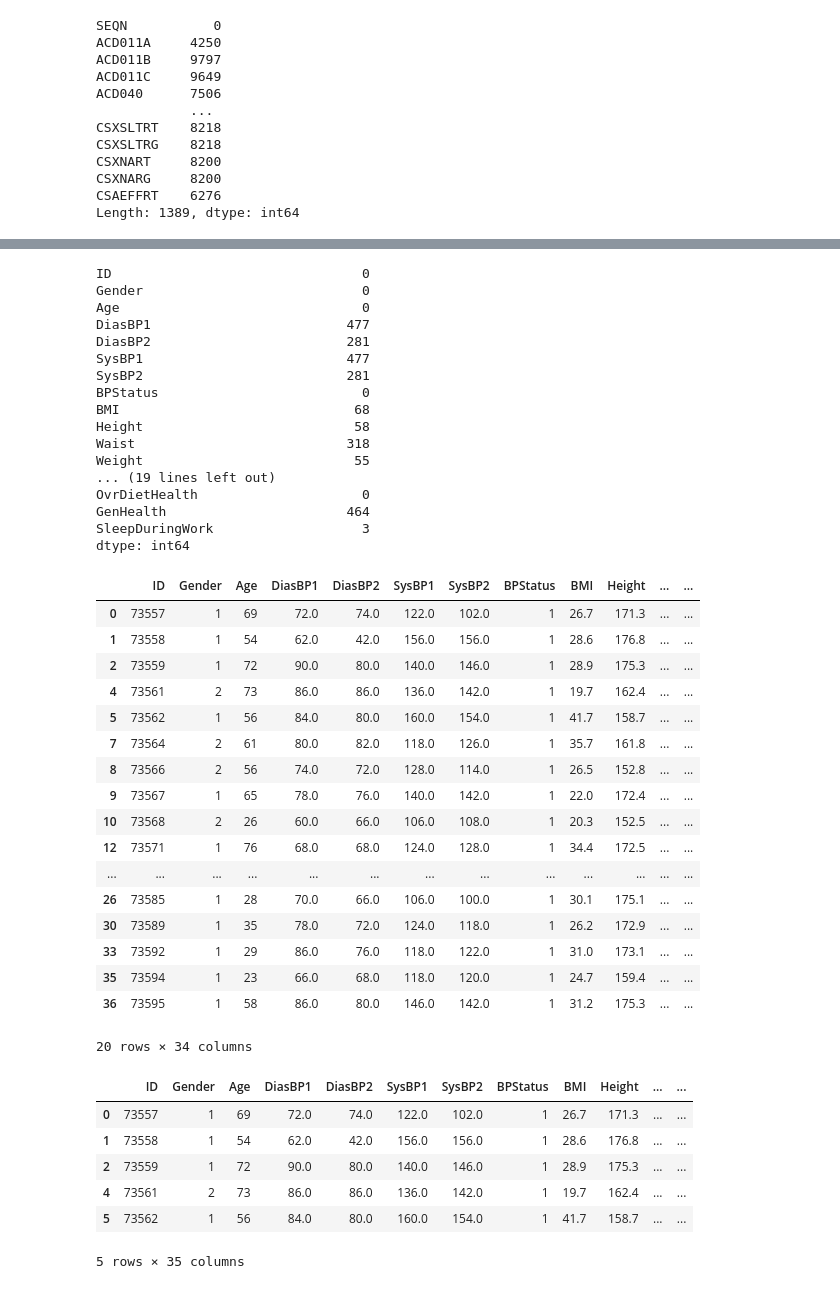
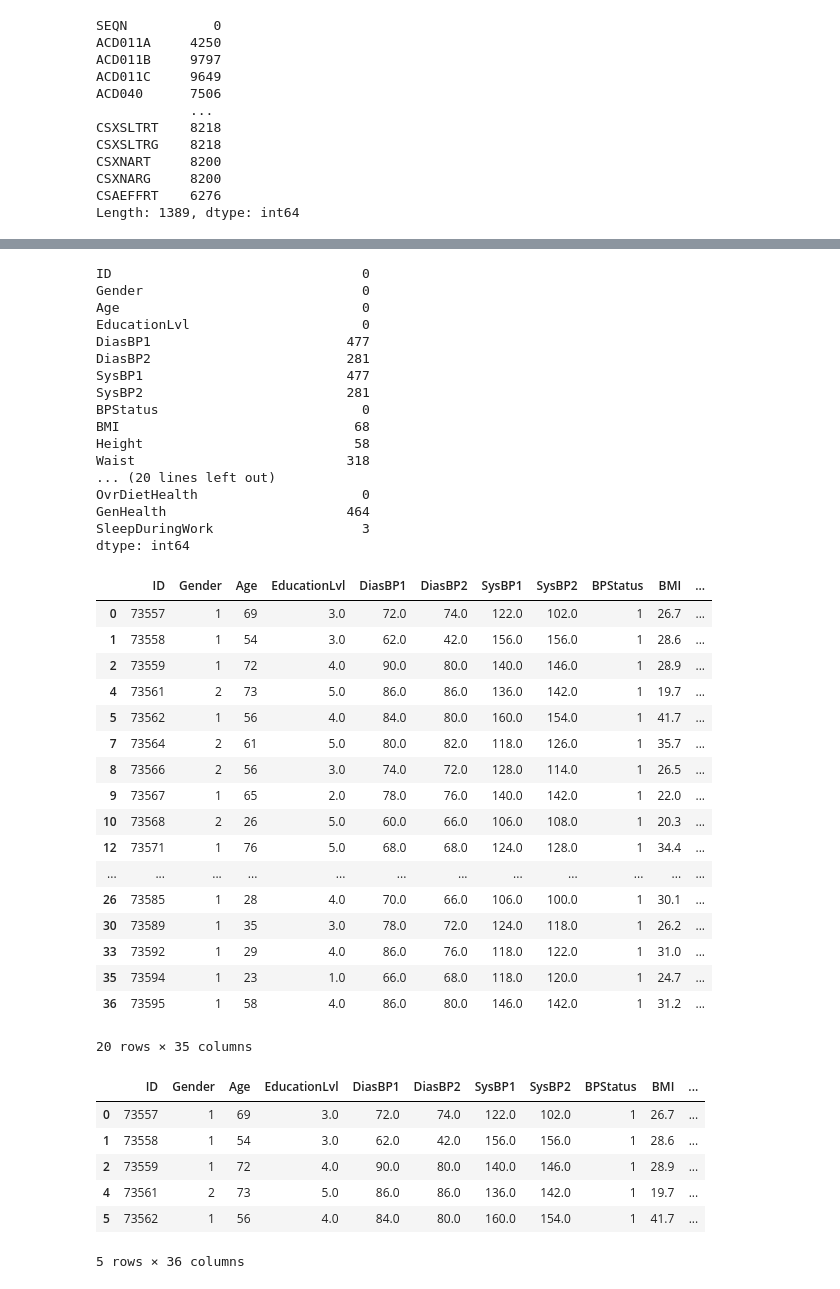
Before and after one commit to samcohen1/HypertensionML, a Jupyter notebook: mixingSets.ipynb, the cells around one changed output, grey strips where cells are left out. Saved outputs shown, nothing was run; the diff lists cells and outputs as text; code cells hidden in the pictures.

```diff
--- a/mixingSets.ipynb
+++ b/mixingSets.ipynb
@@ -41,7 +49,7 @@ Length: 1389, dtype: int64
 # %%
 # List of columns to keep
 columns_to_keep = [
-    'SEQN', 'RIAGENDR', 'RIDAGEYR', 'BPXDI1', 'BPXDI3', 'BPXSY1', 'BPXSY3', 'PEASCST1', 'PEASCCT1', 'BMXBMI', 'BMXHT', 'BMXWAIST', 'BMXWT', 'DR1TCHOL',
+    'SEQN', 'RIAGENDR', 'RIDAGEYR', 'DMDEDUC2', 'BPXDI1', 'BPXDI3', 'BPXSY1', 'BPXSY3', 'PEASCST1', 'PEASCCT1', 'BMXBMI', 'BMXHT', 'BMXWAIST', 'BMXWT', 'BPQ080',
     'DRQSDIET', 'DRQSPREP', 'MCQ010', 'MCQ160F', 'CDQ001', 'OCQ210',
     'PAQ650', 'PAQ665', 'DPQ090', 'DPQ060', 'DPQ050', 'DPQ040', 'DPQ030', 'DPQ020','ALQ151', 'ALQ120Q', 'ALQ130', 'SMQ020', 'SMQ040', 'DBQ700', 'HSD010', 'SLD010H'
 ]
@@ -150,7 +158,7 @@ new_column_names = {
     'BMXHT': 'Height',
     'BMXWAIST': 'Waist',
     'BMXWT': 'Weight',
-    'DR1TCHOL': 'CholLvl',
+    'BPQ080': 'Cholesterol',
     'DRQSDIET': 'Diet',
     'DRQSPREP': 'SaltFreq',
     'MCQ010': 'Asthema',
@@ -171,7 +179,8 @@ new_column_names = {
     'HSD010': 'GenHealth',
     'SLD010H': 'SleepDuringWork',
     'SMQ040': 'Smoker',
-    'OCQ210': 'WorkHoursMoreThan35'
+    'OCQ210': 'WorkHoursMoreThan35',
+    'DMDEDUC2': 'EducationLvl'
 }
 
 merged_df.rename(columns=new_column_names, inplace=True)
@@ -204,6 +213,7 @@ merged_df.isnull().sum()
 ID                                0
 Gender                            0
 Age                               0
+EducationLvl                      0
 DiasBP1                         477
 DiasBP2                         281
 SysBP1                          477
@@ -212,8 +222,7 @@ BPStatus                          0
 BMI                              68
 Height                           58
 Waist                           318
-Weight                           55
-... (19 lines left out)
+... (20 lines left out)
 OvrDietHealth                     0
 GenHealth                       464
 SleepDuringWork                   3
@@ -221,37 +230,37 @@ dtype: int64
 # %%
 merged_df.head(20)
 # %% [output]
-|  | ID | Gender | Age | DiasBP1 | DiasBP2 | SysBP1 | SysBP2 | BPStatus | BMI | Height | ... | ... |
-| 0 | 73557 | 1 | 69 | 72.0 | 74.0 | 122.0 | 102.0 | 1 | 26.7 | 171.3 | ... | ... |
-| 1 | 73558 | 1 | 54 | 62.0 | 42.0 | 156.0 | 156.0 | 1 | 28.6 | 176.8 | ... | ... |
-| 2 | 73559 | 1 | 72 | 90.0 | 80.0 | 140.0 | 146.0 | 1 | 28.9 | 175.3 | ... | ... |
-| 4 | 73561 | 2 | 73 | 86.0 | 86.0 | 136.0 | 142.0 | 1 | 19.7 | 162.4 | ... | ... |
-| 5 | 73562 | 1 | 56 | 84.0 | 80.0 | 160.0 | 154.0 | 1 | 41.7 | 158.7 | ... | ... |
-| 7 | 73564 | 2 | 61 | 80.0 | 82.0 | 118.0 | 126.0 | 1 | 35.7 | 161.8 | ... | ... |
-| 8 | 73566 | 2 | 56 | 74.0 | 72.0 | 128.0 | 114.0 | 1 | 26.5 | 152.8 | ... | ... |
-| 9 | 73567 | 1 | 65 | 78.0 | 76.0 | 140.0 | 142.0 | 1 | 22.0 | 172.4 | ... | ... |
-| 10 | 73568 | 2 | 26 | 60.0 | 66.0 | 106.0 | 108.0 | 1 | 20.3 | 152.5 | ... | ... |
-| 12 | 73571 | 1 | 76 | 68.0 | 68.0 | 124.0 | 128.0 | 1 | 34.4 | 172.5 | ... | ... |
-| ... | ... | ... | ... | ... | ... | ... | ... | ... | ... | ... | ... | ... |
-| 26 | 73585 | 1 | 28 | 70.0 | 66.0 | 106.0 | 100.0 | 1 | 30.1 | 175.1 | ... | ... |
-| 30 | 73589 | 1 | 35 | 78.0 | 72.0 | 124.0 | 118.0 | 1 | 26.2 | 172.9 | ... | ... |
-| 33 | 73592 | 1 | 29 | 86.0 | 76.0 | 118.0 | 122.0 | 1 | 31.0 | 173.1 | ... | ... |
-| 35 | 73594 | 1 | 23 | 66.0 | 68.0 | 118.0 | 120.0 | 1 | 24.7 | 159.4 | ... | ... |
-| 36 | 73595 | 1 | 58 | 86.0 | 80.0 | 146.0 | 142.0 | 1 | 31.2 | 175.3 | ... | ... |
+|  | ID | Gender | Age | EducationLvl | DiasBP1 | DiasBP2 | SysBP1 | SysBP2 | BPStatus | BMI | ... |
+| 0 | 73557 | 1 | 69 | 3.0 | 72.0 | 74.0 | 122.0 | 102.0 | 1 | 26.7 | ... |
+| 1 | 73558 | 1 | 54 | 3.0 | 62.0 | 42.0 | 156.0 | 156.0 | 1 | 28.6 | ... |
+| 2 | 73559 | 1 | 72 | 4.0 | 90.0 | 80.0 | 140.0 | 146.0 | 1 | 28.9 | ... |
+| 4 | 73561 | 2 | 73 | 5.0 | 86.0 | 86.0 | 136.0 | 142.0 | 1 | 19.7 | ... |
+| 5 | 73562 | 1 | 56 | 4.0 | 84.0 | 80.0 | 160.0 | 154.0 | 1 | 41.7 | ... |
+| 7 | 73564 | 2 | 61 | 5.0 | 80.0 | 82.0 | 118.0 | 126.0 | 1 | 35.7 | ... |
+| 8 | 73566 | 2 | 56 | 3.0 | 74.0 | 72.0 | 128.0 | 114.0 | 1 | 26.5 | ... |
+| 9 | 73567 | 1 | 65 | 2.0 | 78.0 | 76.0 | 140.0 | 142.0 | 1 | 22.0 | ... |
+| 10 | 73568 | 2 | 26 | 5.0 | 60.0 | 66.0 | 106.0 | 108.0 | 1 | 20.3 | ... |
+| 12 | 73571 | 1 | 76 | 5.0 | 68.0 | 68.0 | 124.0 | 128.0 | 1 | 34.4 | ... |
+| ... | ... | ... | ... | ... | ... | ... | ... | ... | ... | ... | ... |
+| 26 | 73585 | 1 | 28 | 4.0 | 70.0 | 66.0 | 106.0 | 100.0 | 1 | 30.1 | ... |
+| 30 | 73589 | 1 | 35 | 3.0 | 78.0 | 72.0 | 124.0 | 118.0 | 1 | 26.2 | ... |
+| 33 | 73592 | 1 | 29 | 4.0 | 86.0 | 76.0 | 118.0 | 122.0 | 1 | 31.0 | ... |
+| 35 | 73594 | 1 | 23 | 1.0 | 66.0 | 68.0 | 118.0 | 120.0 | 1 | 24.7 | ... |
+| 36 | 73595 | 1 | 58 | 4.0 | 86.0 | 80.0 | 146.0 | 142.0 | 1 | 31.2 | ... |
-20 rows × 34 columns
+20 rows × 35 columns
 # %%
 #Add Hypertension Feature - added if either readings were high blood pressure
 merged_df['Hypertension'] = ((merged_df['SysBP1'] >= 130) | (merged_df['SysBP2'] >= 130) |
-                                 (merged_df['DiasBP1'] >= 80) | (merged_df['DiasBP2'] >= 80)).astype(int)
+                                 (merged_df['DiasBP1'] >= 90) | (merged_df['DiasBP2'] >= 90)).astype(int)
 merged_df.head()
 # %% [output]
-|  | ID | Gender | Age | DiasBP1 | DiasBP2 | SysBP1 | SysBP2 | BPStatus | BMI | Height | ... | ... |
-| 0 | 73557 | 1 | 69 | 72.0 | 74.0 | 122.0 | 102.0 | 1 | 26.7 | 171.3 | ... | ... |
-| 1 | 73558 | 1 | 54 | 62.0 | 42.0 | 156.0 | 156.0 | 1 | 28.6 | 176.8 | ... | ... |
-| 2 | 73559 | 1 | 72 | 90.0 | 80.0 | 140.0 | 146.0 | 1 | 28.9 | 175.3 | ... | ... |
-| 4 | 73561 | 2 | 73 | 86.0 | 86.0 | 136.0 | 142.0 | 1 | 19.7 | 162.4 | ... | ... |
-| 5 | 73562 | 1 | 56 | 84.0 | 80.0 | 160.0 | 154.0 | 1 | 41.7 | 158.7 | ... | ... |
+|  | ID | Gender | Age | EducationLvl | DiasBP1 | DiasBP2 | SysBP1 | SysBP2 | BPStatus | BMI | ... |
+| 0 | 73557 | 1 | 69 | 3.0 | 72.0 | 74.0 | 122.0 | 102.0 | 1 | 26.7 | ... |
+| 1 | 73558 | 1 | 54 | 3.0 | 62.0 | 42.0 | 156.0 | 156.0 | 1 | 28.6 | ... |
+| 2 | 73559 | 1 | 72 | 4.0 | 90.0 | 80.0 | 140.0 | 146.0 | 1 | 28.9 | ... |
+| 4 | 73561 | 2 | 73 | 5.0 | 86.0 | 86.0 | 136.0 | 142.0 | 1 | 19.7 | ... |
+| 5 | 73562 | 1 | 56 | 4.0 | 84.0 | 80.0 | 160.0 | 154.0 | 1 | 41.7 | ... |
-5 rows × 35 columns
+5 rows × 36 columns
 # %%
 hypertension_count = merged_df['Hypertension'].sum()
 hypertension_count/5588*100
```
Also changed, not shown: parts of 23 cells of this notebook.
